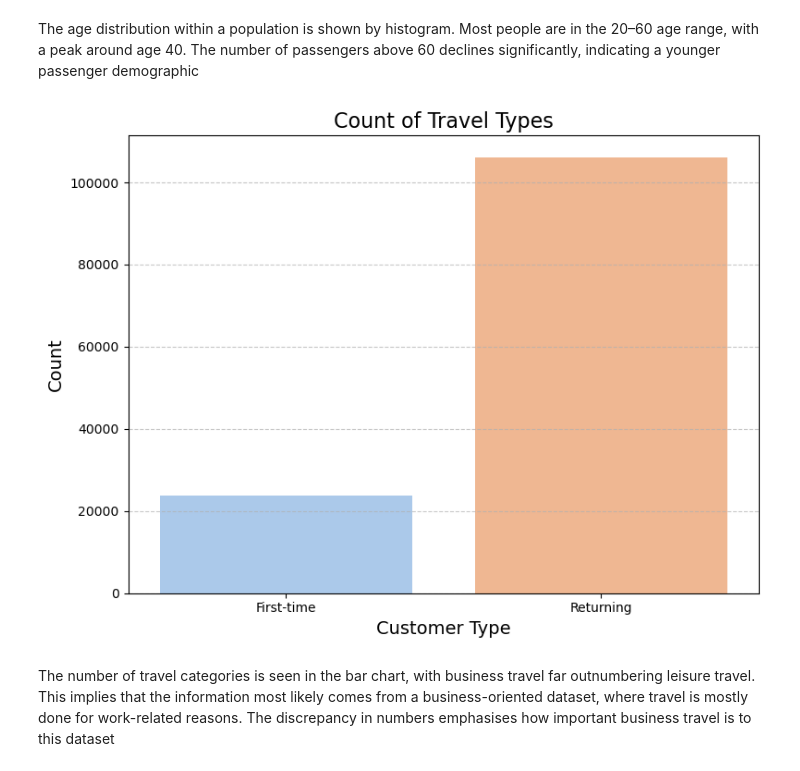
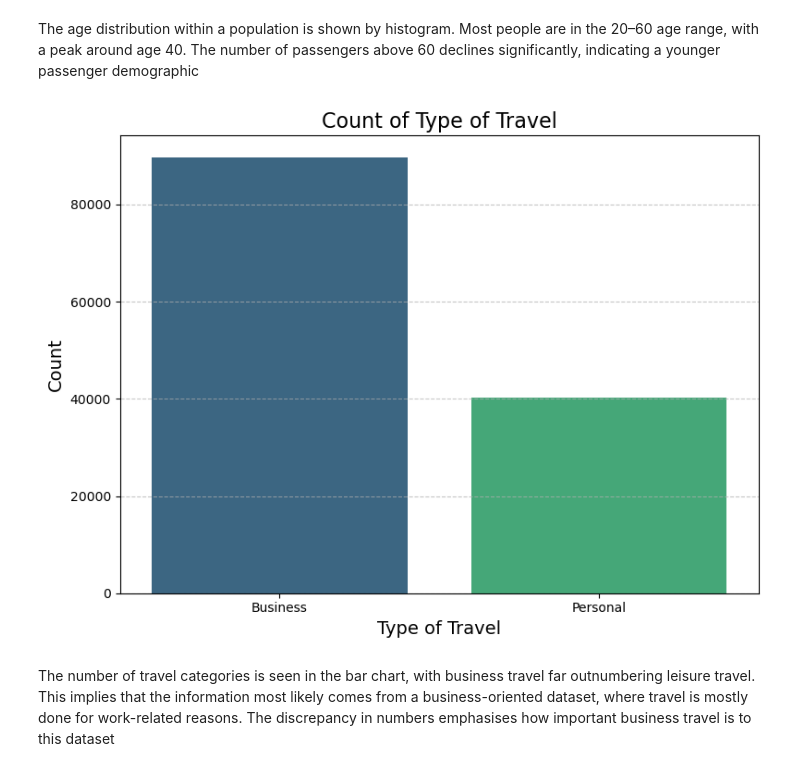
Before and after one commit to bobolaojelabi/Airline-Passenger-Satisfaction-and-Retention-Modeling, a Jupyter notebook: Airline_Satisfaction_and_Retention.ipynb, the cells around one changed output. Cells and saved outputs as stored; diff of their text form; code cells hidden in the pictures.

```diff
--- a/Airline_Satisfaction_and_Retention.ipynb
+++ b/Airline_Satisfaction_and_Retention.ipynb
@@ -125,16 +125,16 @@ The age distribution within a population is shown by histogram. Most people are
 # %%
 # Plot of Travel Types
 
 plt.figure(figsize=(8, 6))
-sns.countplot(data=df, x='Customer Type', palette='pastel')
-plt.title('Count of Travel Types', fontsize=16)
-plt.xlabel('Customer Type', fontsize=14)
+sns.countplot(data=df, x='Type of Travel', palette='viridis')
+plt.title('Count of Type of Travel', fontsize=16)
+plt.xlabel('Type of Travel', fontsize=14)
 plt.ylabel('Count', fontsize=14)
 plt.grid(axis='y', linestyle='--', alpha=0.7)
 plt.tight_layout()
 plt.show()
 # %% [output]
-[figure, old version]
+[figure, new version]
 # %% [markdown]
 The number of travel categories is seen in the bar chart, with business travel far outnumbering leisure travel. This implies that the information most likely comes from a business-oriented dataset, where travel is mostly done for work-related reasons. The discrepancy in numbers emphasises how important business travel is to this dataset
 # %%
```
Also changed, not shown: parts of 2 cells of this notebook.
